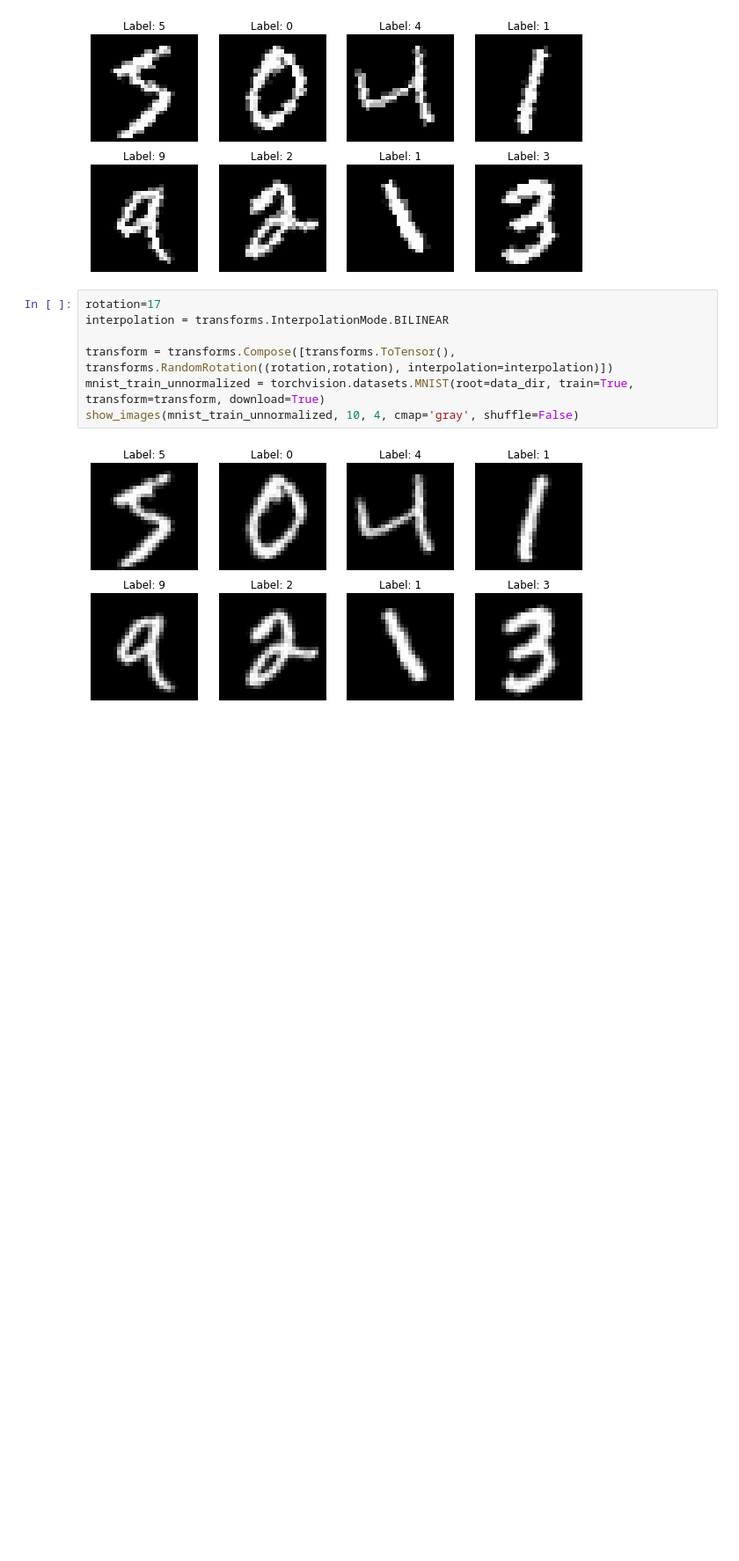
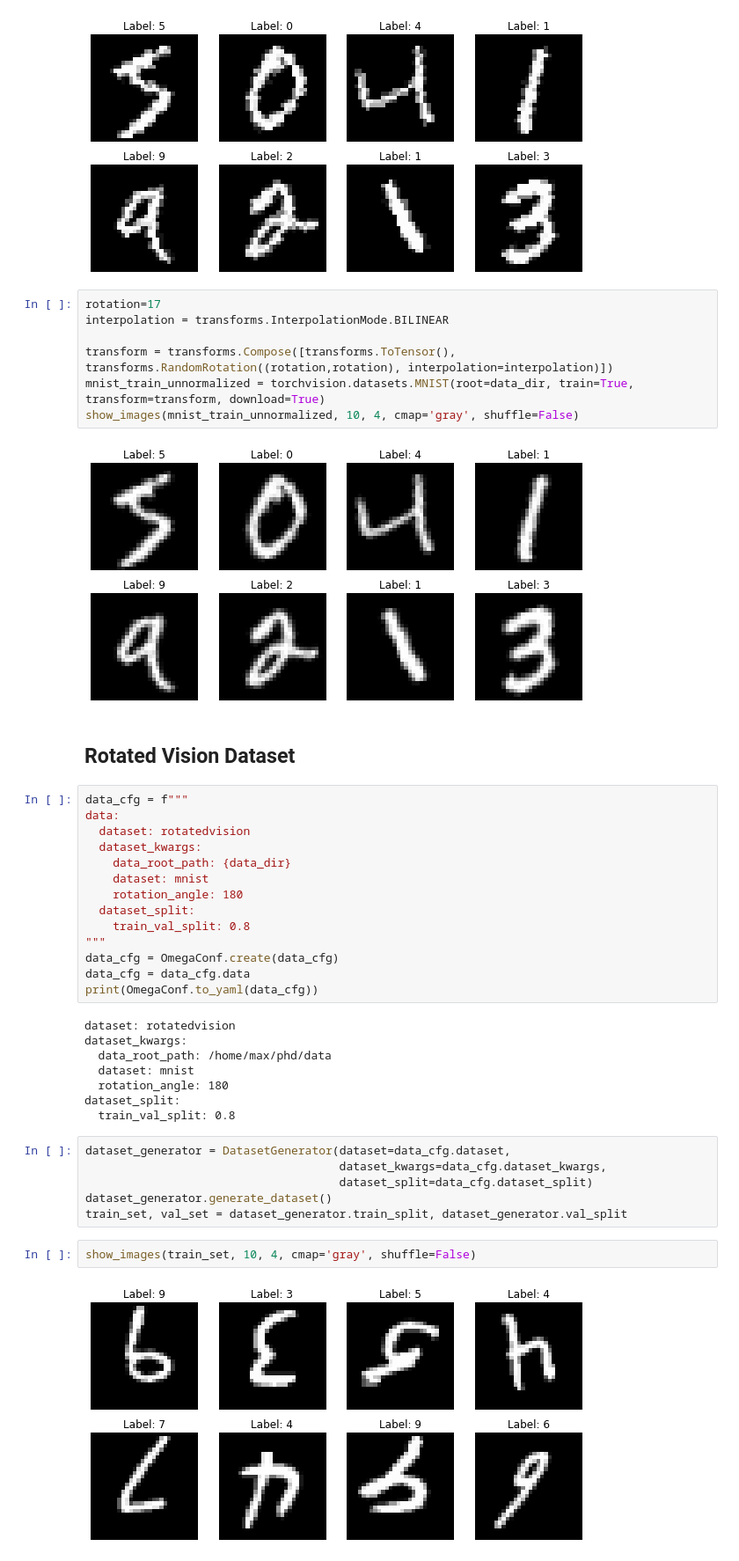
Before and after one commit to maximilianmbeck/erank, a Jupyter notebook: notebooks/11.0.0-RotatedMNIST.ipynb, the cells around one changed output. Shown: that part at 88% size. Cells and saved outputs as stored; diff of their text form; blank space fills up the shorter version.

Commit message:
rotated mnist dataset added

```diff
--- a/notebooks/11.0.0-RotatedMNIST.ipynb
+++ b/notebooks/11.0.0-RotatedMNIST.ipynb
@@ -72,3 +73,37 @@ mnist_train_unnormalized = torchvision.datasets.MNIST(root=data_dir, train=True,
 show_images(mnist_train_unnormalized, 10, 4, cmap='gray', shuffle=False)
 # %% [output]
 [figure]
+# %% [markdown]
+## Rotated Vision Dataset
+# %%
+data_cfg = f"""
+data:
+  dataset: rotatedvision
+  dataset_kwargs:
+    data_root_path: {data_dir}
+    dataset: mnist
+    rotation_angle: 180
+  dataset_split:
+    train_val_split: 0.8
+"""
+data_cfg = OmegaConf.create(data_cfg)
+data_cfg = data_cfg.data
+print(OmegaConf.to_yaml(data_cfg))
+# %% [output]
+dataset: rotatedvision
+dataset_kwargs:
+  data_root_path: /home/max/phd/data
+  dataset: mnist
+  rotation_angle: 180
+dataset_split:
+  train_val_split: 0.8
+# %%
+dataset_generator = DatasetGenerator(dataset=data_cfg.dataset,
+                                     dataset_kwargs=data_cfg.dataset_kwargs,
+                                     dataset_split=data_cfg.dataset_split)
+dataset_generator.generate_dataset()
+train_set, val_set = dataset_generator.train_split, dataset_generator.val_split
+# %%
+show_images(train_set, 10, 4, cmap='gray', shuffle=False)
+# %% [output]
+[figure, added]
```
Also changed, not shown: parts of 2 cells of this notebook, 2 other files.
